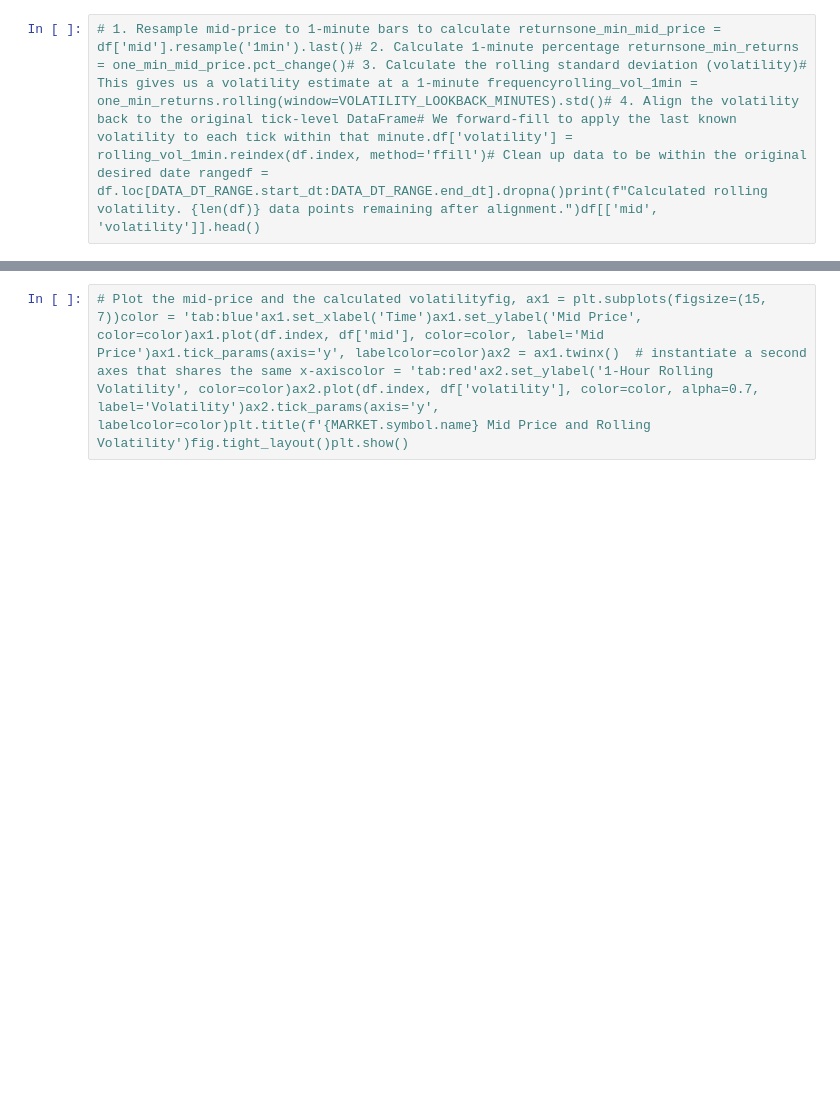
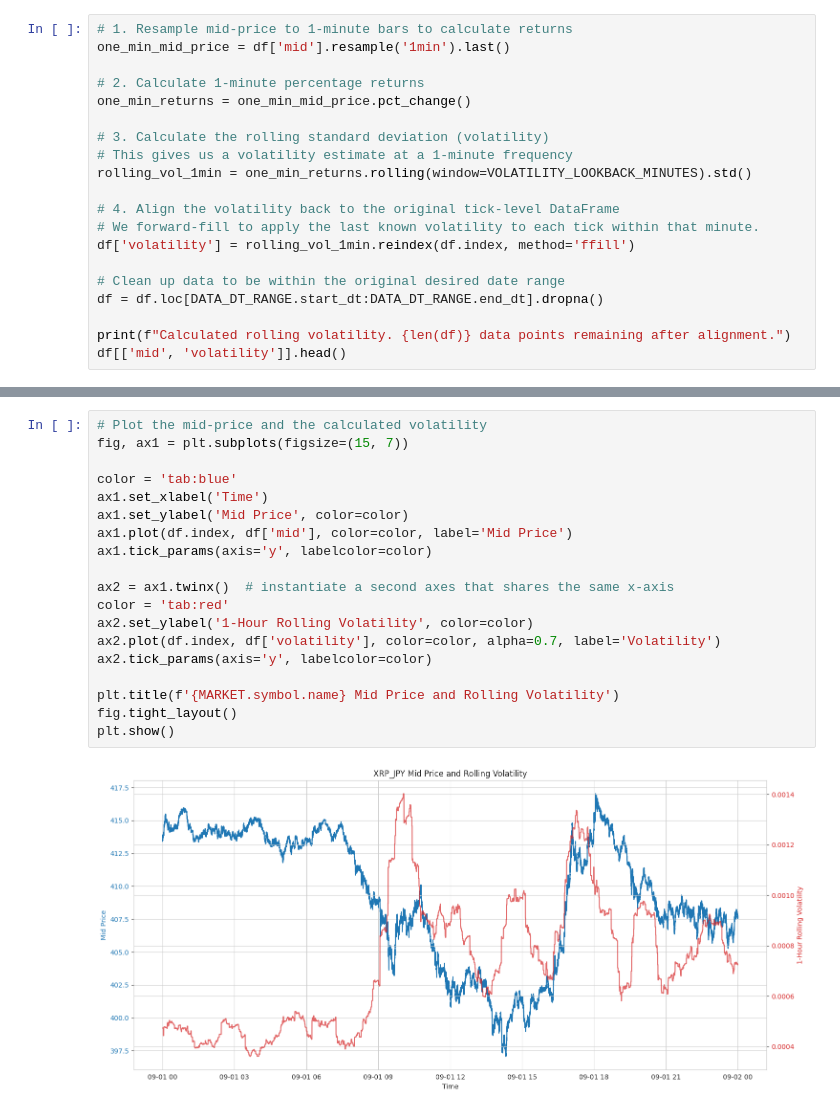
Before and after one commit to potential-panda/Makalu, a Jupyter notebook: notebooks/barrier_analysis.ipynb, the cells around one changed output, grey strips where cells are left out. Cells and saved outputs as stored; diff of their text form; blank space fills up the shorter version.

Commit message:
labeling implementation, estimation

```diff
--- a/notebooks/barrier_analysis.ipynb
+++ b/notebooks/barrier_analysis.ipynb
@@ -13,2 +97,20 @@ full_parquet_store = ParquetStore(PARQUET_STORE_ROOT_DIR)# We need to read a sli
 # %%
-# 1. Resample mid-price to 1-minute bars to calculate returnsone_min_mid_price = df['mid'].resample('1min').last()# 2. Calculate 1-minute percentage returnsone_min_returns = one_min_mid_price.pct_change()# 3. Calculate the rolling standard deviation (volatility)# This gives us a volatility estimate at a 1-minute frequencyrolling_vol_1min = one_min_returns.rolling(window=VOLATILITY_LOOKBACK_MINUTES).std()# 4. Align the volatility back to the original tick-level DataFrame# We forward-fill to apply the last known volatility to each tick within that minute.df['volatility'] = rolling_vol_1min.reindex(df.index, method='ffill')# Clean up data to be within the original desired date rangedf = df.loc[DATA_DT_RANGE.start_dt:DATA_DT_RANGE.end_dt].dropna()print(f"Calculated rolling volatility. {len(df)} data points remaining after alignment.")df[['mid', 'volatility']].head()
+# 1. Resample mid-price to 1-minute bars to calculate returns
+one_min_mid_price = df['mid'].resample('1min').last()
+
+# 2. Calculate 1-minute percentage returns
+one_min_returns = one_min_mid_price.pct_change()
+
+# 3. Calculate the rolling standard deviation (volatility)
+# This gives us a volatility estimate at a 1-minute frequency
+rolling_vol_1min = one_min_returns.rolling(window=VOLATILITY_LOOKBACK_MINUTES).std()
+
+# 4. Align the volatility back to the original tick-level DataFrame
+# We forward-fill to apply the last known volatility to each tick within that minute.
+df['volatility'] = rolling_vol_1min.reindex(df.index, method='ffill')
+
+# Clean up data to be within the original desired date range
+df = df.loc[DATA_DT_RANGE.start_dt:DATA_DT_RANGE.end_dt].dropna()
+
+print(f"Calculated rolling volatility. {len(df)} data points remaining after alignment.")
+df[['mid', 'volatility']].head()
@@ -15,3 +126,22 @@ full_parquet_store = ParquetStore(PARQUET_STORE_ROOT_DIR)# We need to read a sli
 # %%
-# Plot the mid-price and the calculated volatilityfig, ax1 = plt.subplots(figsize=(15, 7))color = 'tab:blue'ax1.set_xlabel('Time')ax1.set_ylabel('Mid Price', color=color)ax1.plot(df.index, df['mid'], color=color, label='Mid Price')ax1.tick_params(axis='y', labelcolor=color)ax2 = ax1.twinx()  # instantiate a second axes that shares the same x-axiscolor = 'tab:red'ax2.set_ylabel('1-Hour Rolling Volatility', color=color)ax2.plot(df.index, df['volatility'], color=color, alpha=0.7, label='Volatility')ax2.tick_params(axis='y', labelcolor=color)plt.title(f'{MARKET.symbol.name} Mid Price and Rolling Volatility')fig.tight_layout()plt.show()
+# Plot the mid-price and the calculated volatility
+fig, ax1 = plt.subplots(figsize=(15, 7))
+
+color = 'tab:blue'
+ax1.set_xlabel('Time')
+ax1.set_ylabel('Mid Price', color=color)
+ax1.plot(df.index, df['mid'], color=color, label='Mid Price')
+ax1.tick_params(axis='y', labelcolor=color)
+
+ax2 = ax1.twinx()  # instantiate a second axes that shares the same x-axis
+color = 'tab:red'
+ax2.set_ylabel('1-Hour Rolling Volatility', color=color)
+ax2.plot(df.index, df['volatility'], color=color, alpha=0.7, label='Volatility')
+ax2.tick_params(axis='y', labelcolor=color)
+
+plt.title(f'{MARKET.symbol.name} Mid Price and Rolling Volatility')
+fig.tight_layout()
+plt.show()
+# %% [output]
+[figure, added]
 # %% [markdown]
```
Also changed, not shown: parts of 7 cells of this notebook, 5 other files.
